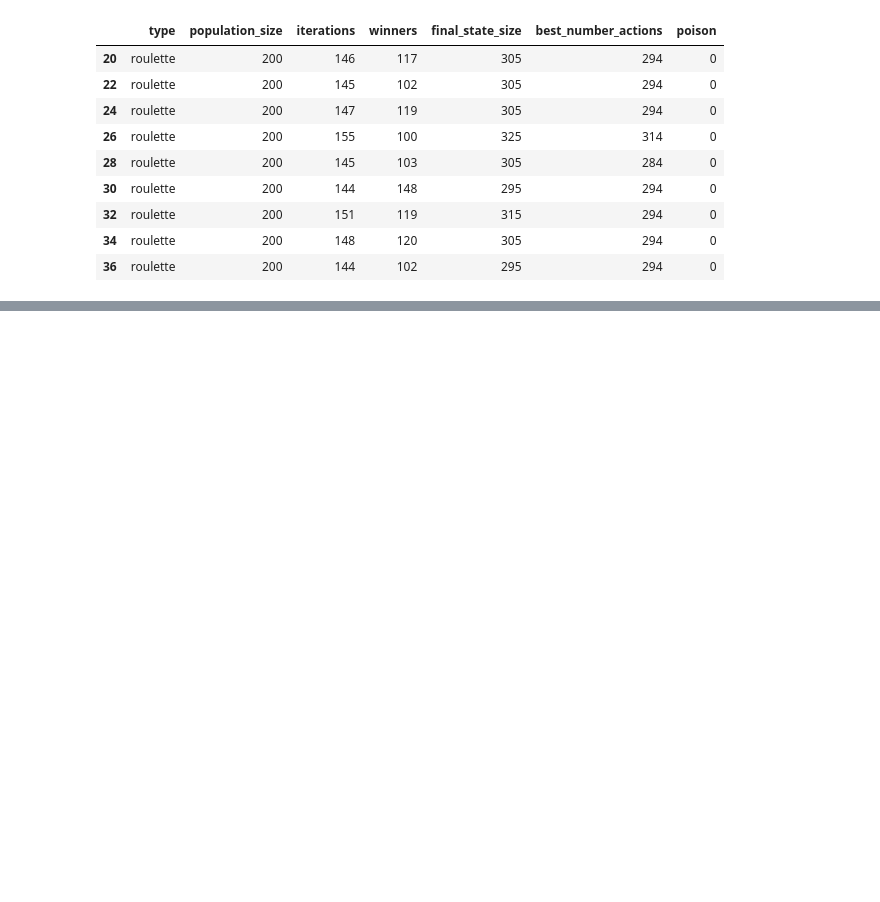
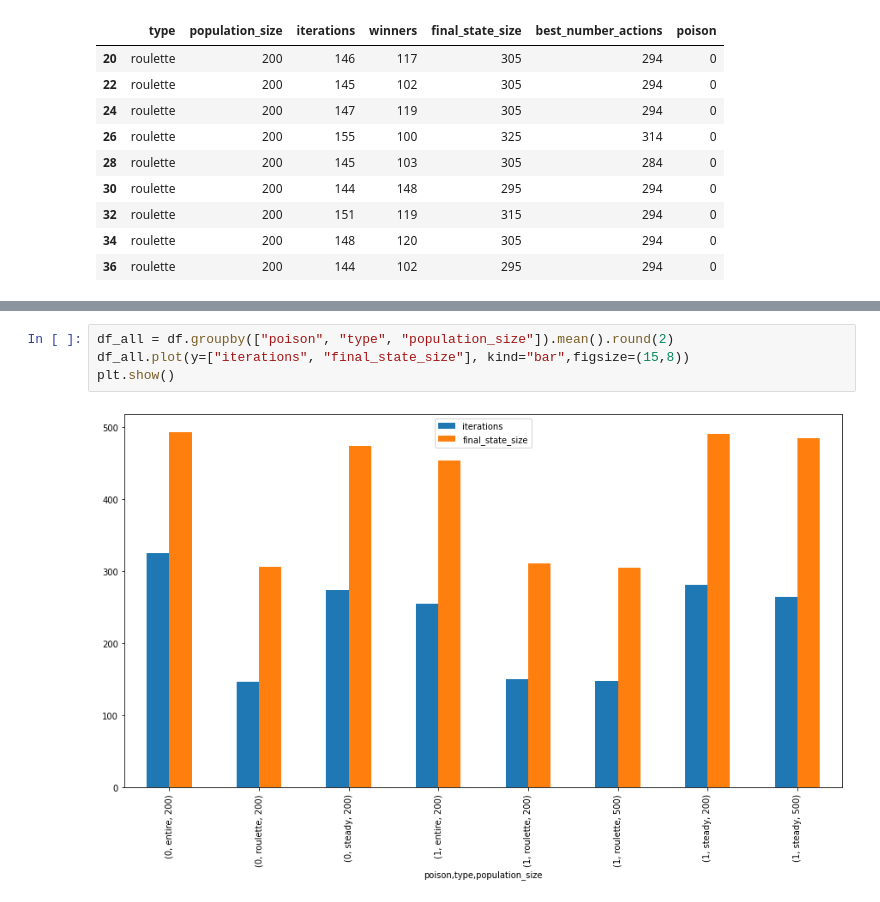
Before and after one commit to carolineap/hardest-pygame-ever, a Jupyter notebook: whg.ipynb, the cells around one changed output, grey strips where cells are left out. Saved outputs shown, nothing was run; the diff lists cells and outputs as text; blank space fills up the shorter version.

```diff
--- a/whg.ipynb
+++ b/whg.ipynb
@@ -275 +343,7 @@ plt.show()
+# %%
+df_all = df.groupby(["poison", "type", "population_size"]).mean().round(2)
+df_all.plot(y=["iterations", "final_state_size"], kind="bar",figsize=(15,8))
+plt.show()
+# %% [output]
+[figure, added]
 # %% [markdown]
```
Also changed, not shown: parts of 29 cells of this notebook, 4 other files.
